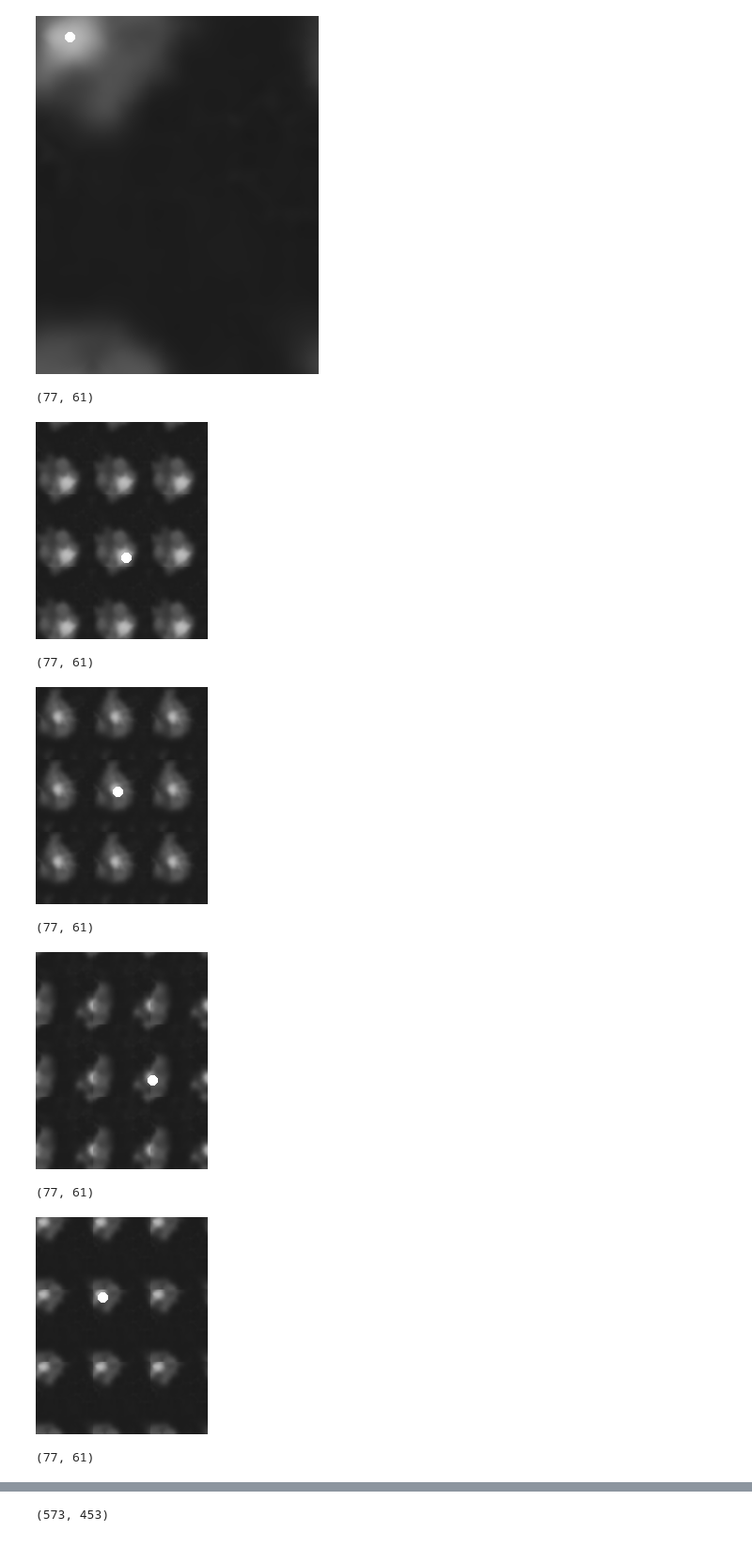
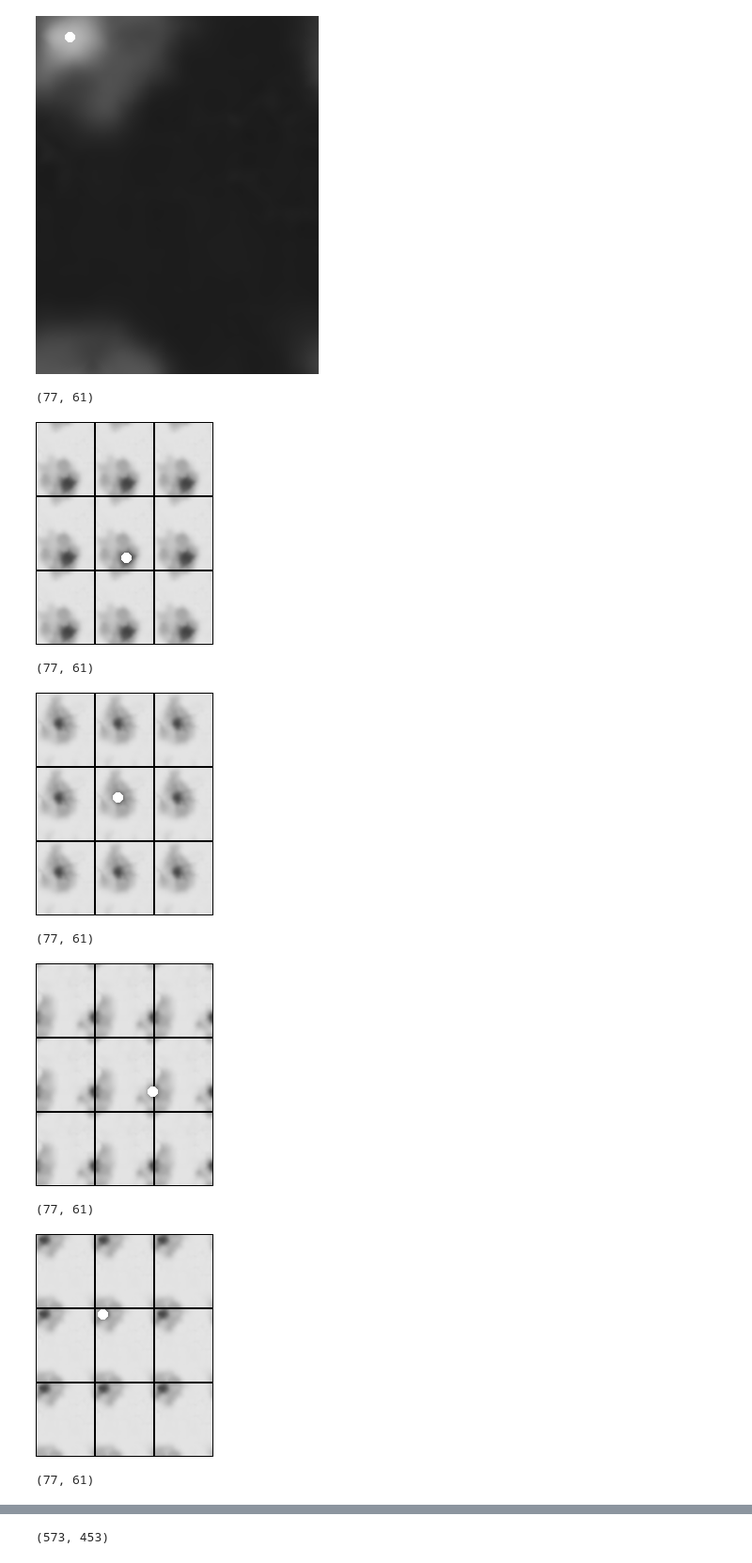
Before and after one commit to laurahsisson/aromap, a Jupyter notebook: floodfill.ipynb, the cells around one changed output, grey strips where cells are left out. Shown at 94% size. Saved outputs shown, nothing was run; the diff lists cells and outputs as text; code cells hidden in the pictures.

```diff
--- a/floodfill.ipynb
+++ b/floodfill.ipynb
@@ -348,24 +348,24 @@ for map in all_models:
 # %%
 all_layers = []
 for map in all_models:
     layers = []
     for n,f in tqdm.tqdm(all_notes.most_common(10)):
         ns = .25
         imgar, bmu_pos = to_img_array(map,multi_hot([n]),step=ns,invert=False)
         print(imgar.shape)
         tiled_bmu_pos = bmu_pos + torch.FloatTensor([map.width,map.height])
-        tiled_img = tile_pil(make_bw_pil(imgar),3,3)
+        tiled_img = tile_pil(make_bw_pil(255-imgar,1),3,3)
         display(draw_bmus(tiled_img,ns,[tiled_bmu_pos.numpy()]))
         # draw_bmus(
         # plt.imshow(make_bw_pil(imgar,1),cmap="Greys")
         # plt.show()
 # %% [output]
 (77, 61)
-[figure, old version]
+[figure, new version]
 (77, 61)
-[figure, old version]
+[figure, new version]
 (77, 61)
-[figure, old version]
+[figure, new version]
 (77, 61)
-[figure, old version]
+[figure, new version]
 (77, 61)
```
Also changed, not shown: parts of 3 cells of this notebook.
